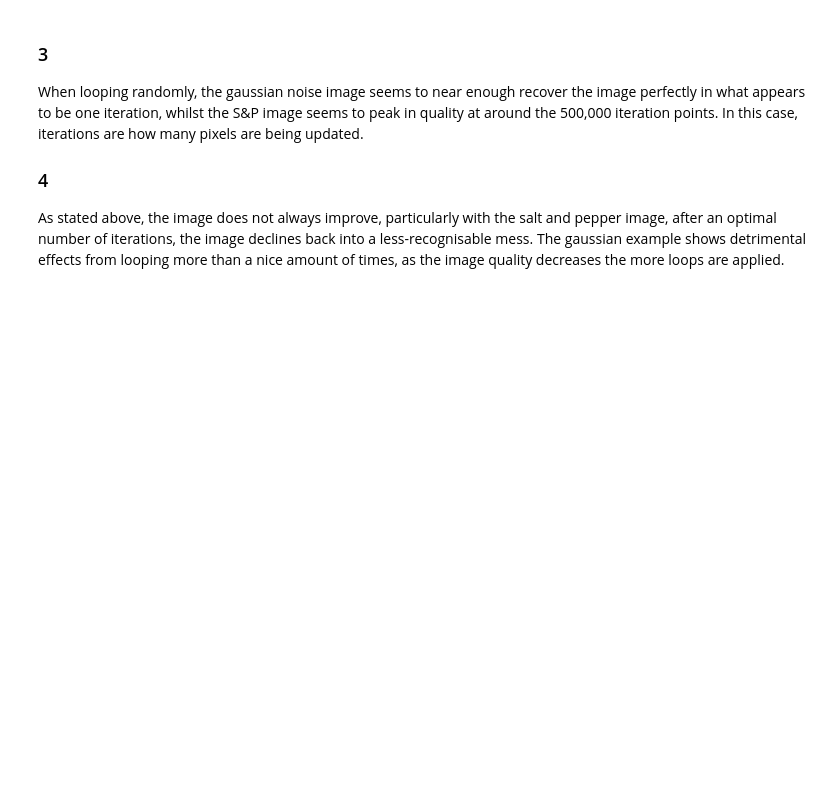
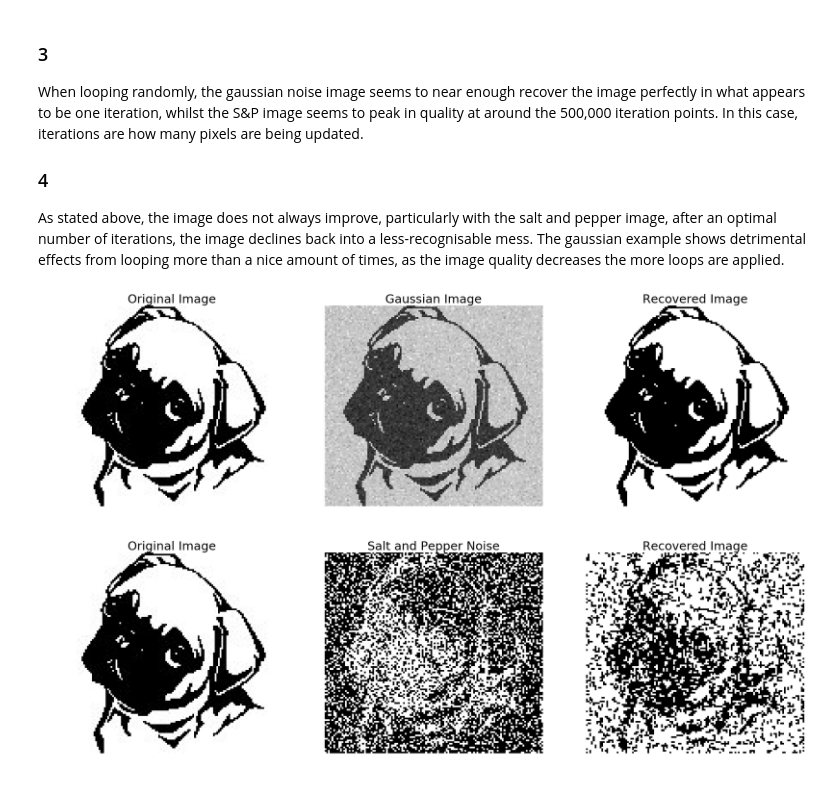
Before and after one commit to Briggybros/Uni-Machine-Learning, a Jupyter notebook: Inference/Inference.ipynb, the cells around one changed output. Saved outputs shown, nothing was run; the diff lists cells and outputs as text; code cells hidden in the pictures; blank space fills up the shorter version.

Commit message:
Add code for mean field variational bayes

```diff
--- a/Inference/Inference.ipynb
+++ b/Inference/Inference.ipynb
@@ -396,3 +396,67 @@ When looping randomly, the gaussian noise image seems to near enough recover the
 ### 4 ###
 As stated above, the image does not always improve, particularly with the salt and pepper image, after an optimal number of iterations, the image declines back into a less-recognisable mess.
 The gaussian example shows detrimental effects from looping more than a nice amount of times, as the image quality decreases the more loops are applied.
+# %%
+def mean_field(img, iterations, L=None):
+    img = img + (img - 1)
+    shape = np.shape(img)
+#     mu = np.random.randn(shape[0], shape[1])
+    mu = img
+    muPrev = np.copy(mu)
+    NUM_OF_ITER = iterations
+    weight = 1
+    if L == None:
+        upd = L_i(1, img) - L_i(-1, img)
+    else:
+        upd = L(1, img) - L(-1, img)
+    for _ in range(NUM_OF_ITER):
+        for (i, j), _ in np.ndenumerate(mu):
+            neigh = neighbours(i, j, shape[0], shape[1], size=4)
+            neigh = [muPrev[t[0]][t[1]] for t in neigh]
+            m = np.sum(weight * neigh)
+            mu[i][j] = np.tanh(m + upd[i][j])
+        muPrev = np.copy(mu)
+    return mu;
+
+x = mean_field((im2 > 0.3).astype(float), 5) > 0
+
+fig = plt.figure()
+ax = fig.add_subplot(131)
+ax.set_axis_off()
+ax.set_title("Original Image")
+ax.imshow(im, cmap='gray')
+
+ax2 = fig.add_subplot(132)
+ax2.set_axis_off()
+ax2.set_title("Gaussian Image")
+ax2.imshow(im2, cmap='gray')
+
+ax3 = fig.add_subplot(133)
+ax3.set_axis_off()
+ax3.set_title("Recovered Image")
+ax3.imshow(x, cmap='gray')
+
+plt.show()
+
+x2 = mean_field(im3, 100, L) > 0
+
+fig = plt.figure()
+ax = fig.add_subplot(131)
+ax.set_axis_off()
+ax.set_title("Original Image")
+ax.imshow(im, cmap='gray')
+
+ax2 = fig.add_subplot(132)
+ax2.set_axis_off()
+ax2.set_title("Salt and Pepper Noise")
+ax2.imshow(im3, cmap='gray')
+
+ax3 = fig.add_subplot(133)
+ax3.set_axis_off()
+ax3.set_title("Recovered Image")
+ax3.imshow(x2, cmap='gray')
+
+plt.show()
+# %% [output]
+[figure, added]
+[figure, added]
```
Also changed, not shown: parts of 5 cells of this notebook.
